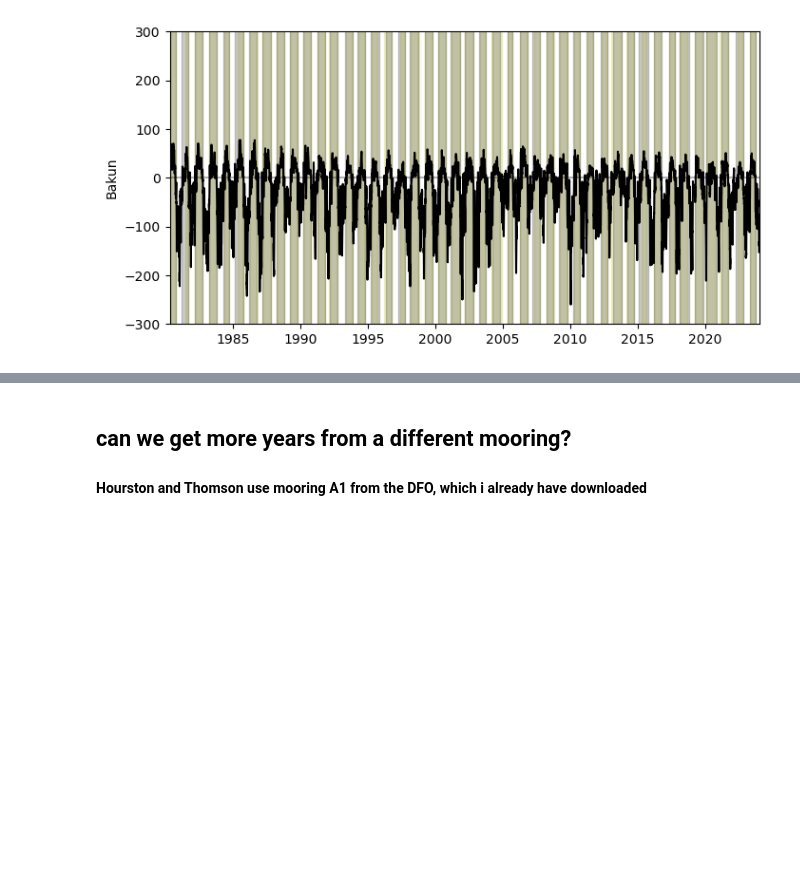
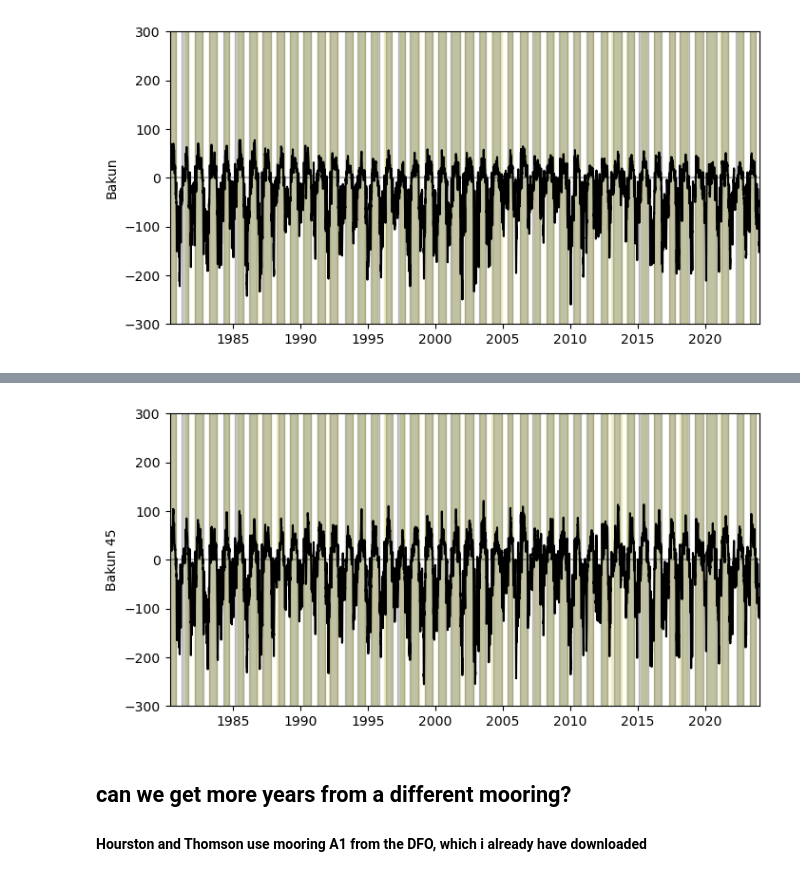
Before and after one commit to rbeutel/LO_user, a Jupyter notebook: seasontiming.ipynb, the cells around one changed output, grey strips where cells are left out. Saved outputs shown, nothing was run; the diff lists cells and outputs as text; code cells hidden in the pictures; blank space fills up the shorter version.

```diff
--- a/seasontiming.ipynb
+++ b/seasontiming.ipynb
@@ -458,3 +563,22 @@ agrees pretty well with Hourston and Thompson 2022
+# %%
+window_size = 15  # 15 day running mean based on smoothing from Foreman et al., 2011 - Trends in upwelling and downwelling winds along the BritishColumbia shelf
+bak45['smoothed'] = bak45['Index'].rolling(window=window_size).mean()
+# %%
+fig,ax = plt.subplots(1,1,figsize=(8,4))
+
+ax.plot(bak45.date, bak45.smoothed,'k')
+
+ax.set_ylabel('Bakun 45')
+ax.set_ylim([-300,300])
+ax.plot([np.datetime64(np.min(ht_dates.spring)),np.datetime64(np.max(df.datetime))],[0,0],'k',alpha=0.3)
+ax.set_xlim([np.datetime64(np.min(ht_dates.spring)),np.datetime64(np.max(df.datetime))])
+
+for j in range(len(ht_dates)):
+    ax.fill_between(pd.to_datetime(bak45.date), -500, 500, where=(pd.to_datetime(bak45.date)<ht_dates.fall[j])&(pd.to_datetime(bak45.date)>=ht_dates.spring[j]), color='y', alpha=0.2)
+for j in range(len(fall45)):
+    ax.fill_between(pd.to_datetime(bak45.date), -500, 500, where=(pd.to_datetime(bak45.date)<fall45[j])&(pd.to_datetime(bak45.date)>=spring45[j]), color='k', alpha=0.2)
+# %% [output]
+[figure, added]
 # %% [markdown]
 ## can we get more years from a different mooring?
 #### Hourston and Thomson use mooring A1 from the DFO, which i already have downloaded
```
Also changed, not shown: parts of 15 cells of this notebook.
